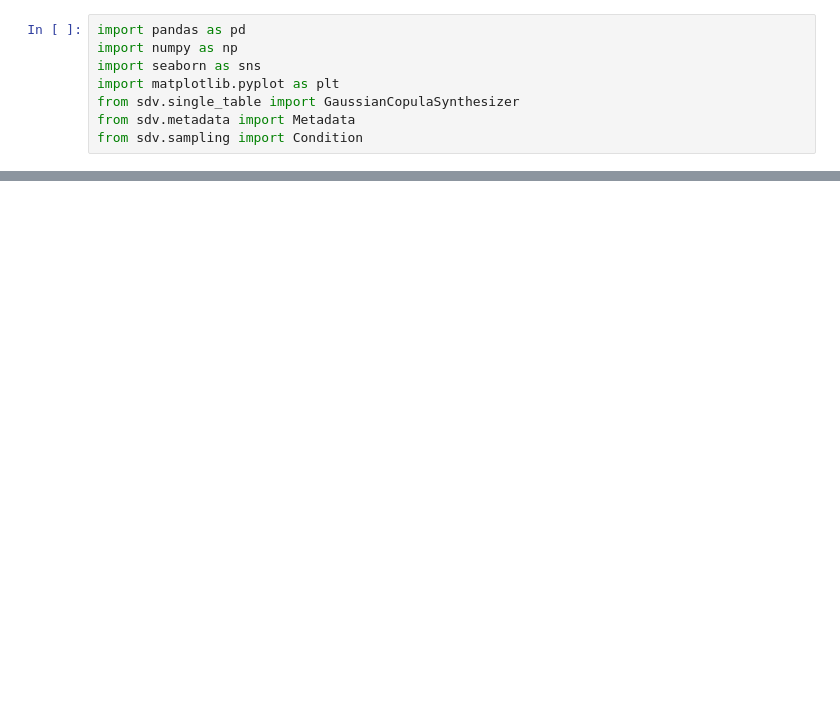
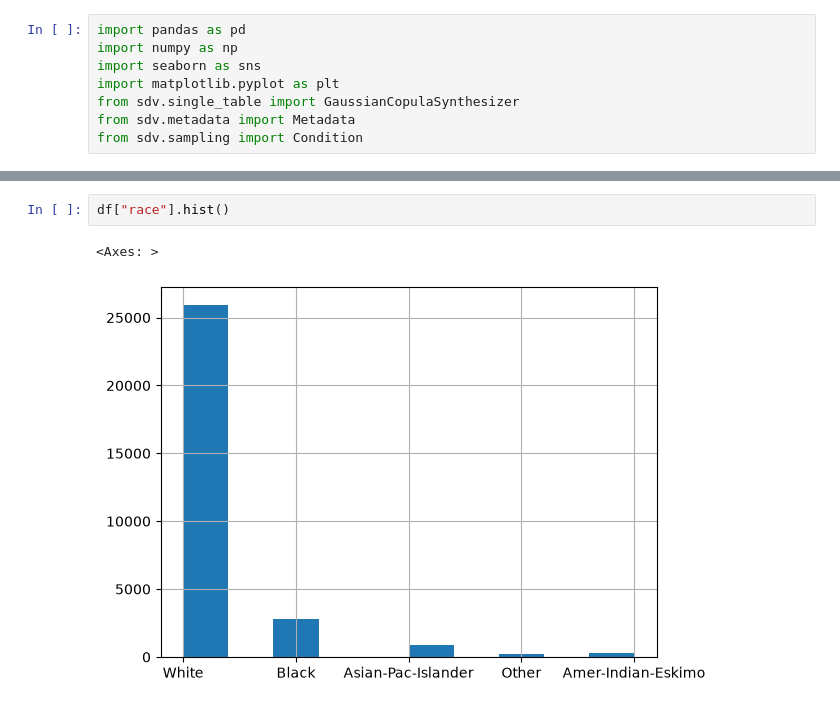
Before and after one commit to Nik1341175/AdvancedDataAnalytics2026, a Jupyter notebook: Ex_Project_2/task2_oversampling_and_data_synthetization/classification/02_oversampling.ipynb, the cells around one changed output, grey strips where cells are left out. Drawn from its saved outputs; the diff is of its cells as text; blank space fills up the shorter version.

```diff
--- a/Ex_Project_2/task2_oversampling_and_data_synthetization/classification/02_oversampling.ipynb
+++ b/Ex_Project_2/task2_oversampling_and_data_synthetization/classification/02_oversampling.ipynb
@@ -162,0 +108,5 @@ Name: proportion, dtype: float64
+# %%
+df["race"].hist()
+# %% [output]
+<Axes: >
+[figure, added]
```
Also changed, not shown: parts of 25 cells of this notebook, 5 other files.
